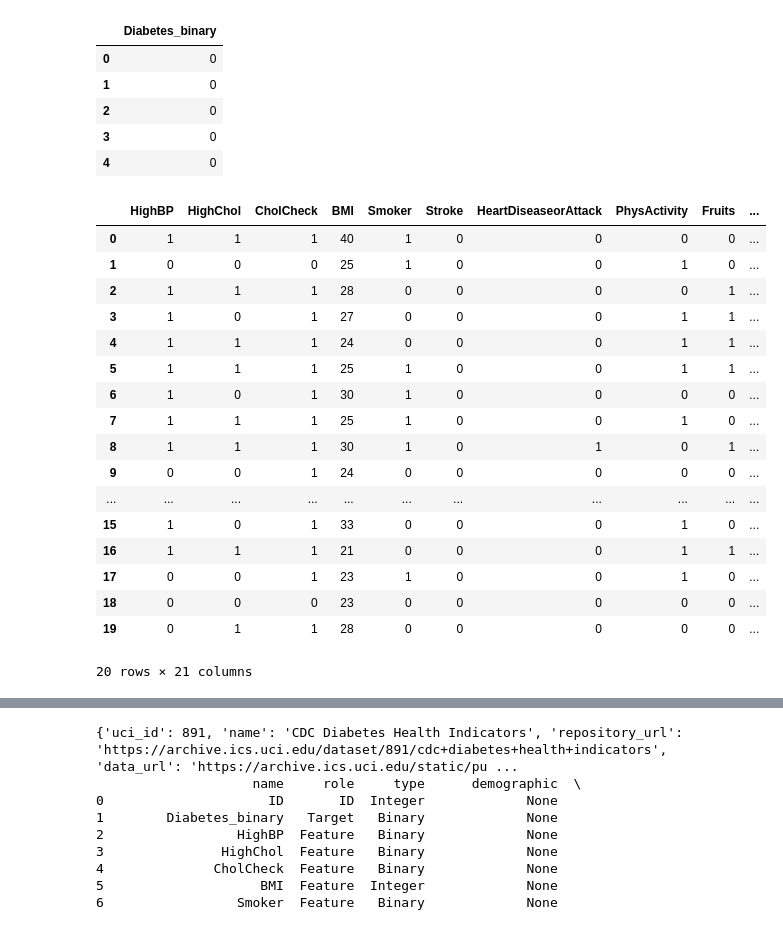
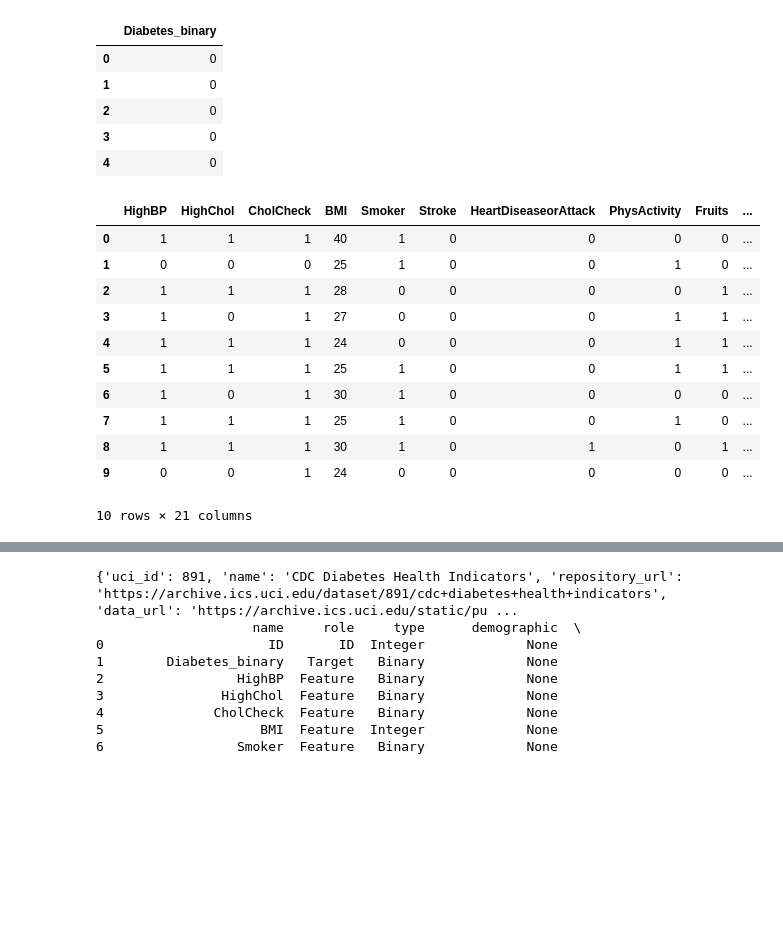
Before and after one commit to lykkelig/Capstone-Two, a Jupyter notebook: Capstone_Two_Diabetic_Prediction.ipynb, the cells around one changed output, grey strips where cells are left out. Cells and saved outputs as stored; diff of their text form; code cells hidden in the pictures; blank space fills up the shorter version.

```diff
--- a/Capstone_Two_Diabetic_Prediction.ipynb
+++ b/Capstone_Two_Diabetic_Prediction.ipynb
@@ -51,26 +59,20 @@ target_df.head()
 features_df = pd.DataFrame(X)
 # %%
 # Check the data
-features_df.head(20)
+features_df.head(10)
 # %% [output]
 |  | HighBP | HighChol | CholCheck | BMI | Smoker | Stroke | HeartDiseaseorAttack | PhysActivity | Fruits | ... |
 | 0 | 1 | 1 | 1 | 40 | 1 | 0 | 0 | 0 | 0 | ... |
 | 1 | 0 | 0 | 0 | 25 | 1 | 0 | 0 | 1 | 0 | ... |
 | 2 | 1 | 1 | 1 | 28 | 0 | 0 | 0 | 0 | 1 | ... |
 | 3 | 1 | 0 | 1 | 27 | 0 | 0 | 0 | 1 | 1 | ... |
 | 4 | 1 | 1 | 1 | 24 | 0 | 0 | 0 | 1 | 1 | ... |
 | 5 | 1 | 1 | 1 | 25 | 1 | 0 | 0 | 1 | 1 | ... |
 | 6 | 1 | 0 | 1 | 30 | 1 | 0 | 0 | 0 | 0 | ... |
 | 7 | 1 | 1 | 1 | 25 | 1 | 0 | 0 | 1 | 0 | ... |
 | 8 | 1 | 1 | 1 | 30 | 1 | 0 | 1 | 0 | 1 | ... |
 | 9 | 0 | 0 | 1 | 24 | 0 | 0 | 0 | 0 | 0 | ... |
-| ... | ... | ... | ... | ... | ... | ... | ... | ... | ... | ... |
-| 15 | 1 | 0 | 1 | 33 | 0 | 0 | 0 | 1 | 0 | ... |
-| 16 | 1 | 1 | 1 | 21 | 0 | 0 | 0 | 1 | 1 | ... |
-| 17 | 0 | 0 | 1 | 23 | 1 | 0 | 0 | 1 | 0 | ... |
-| 18 | 0 | 0 | 0 | 23 | 0 | 0 | 0 | 0 | 0 | ... |
-| 19 | 0 | 1 | 1 | 28 | 0 | 0 | 0 | 0 | 0 | ... |
-20 rows × 21 columns
+10 rows × 21 columns
 # %%
 # Merge the 2 dataframes into 1
 merged_df = target_df.merge(features_df, left_index=True, right_index=True)
```
Also changed, not shown: parts of 37 cells of this notebook.
